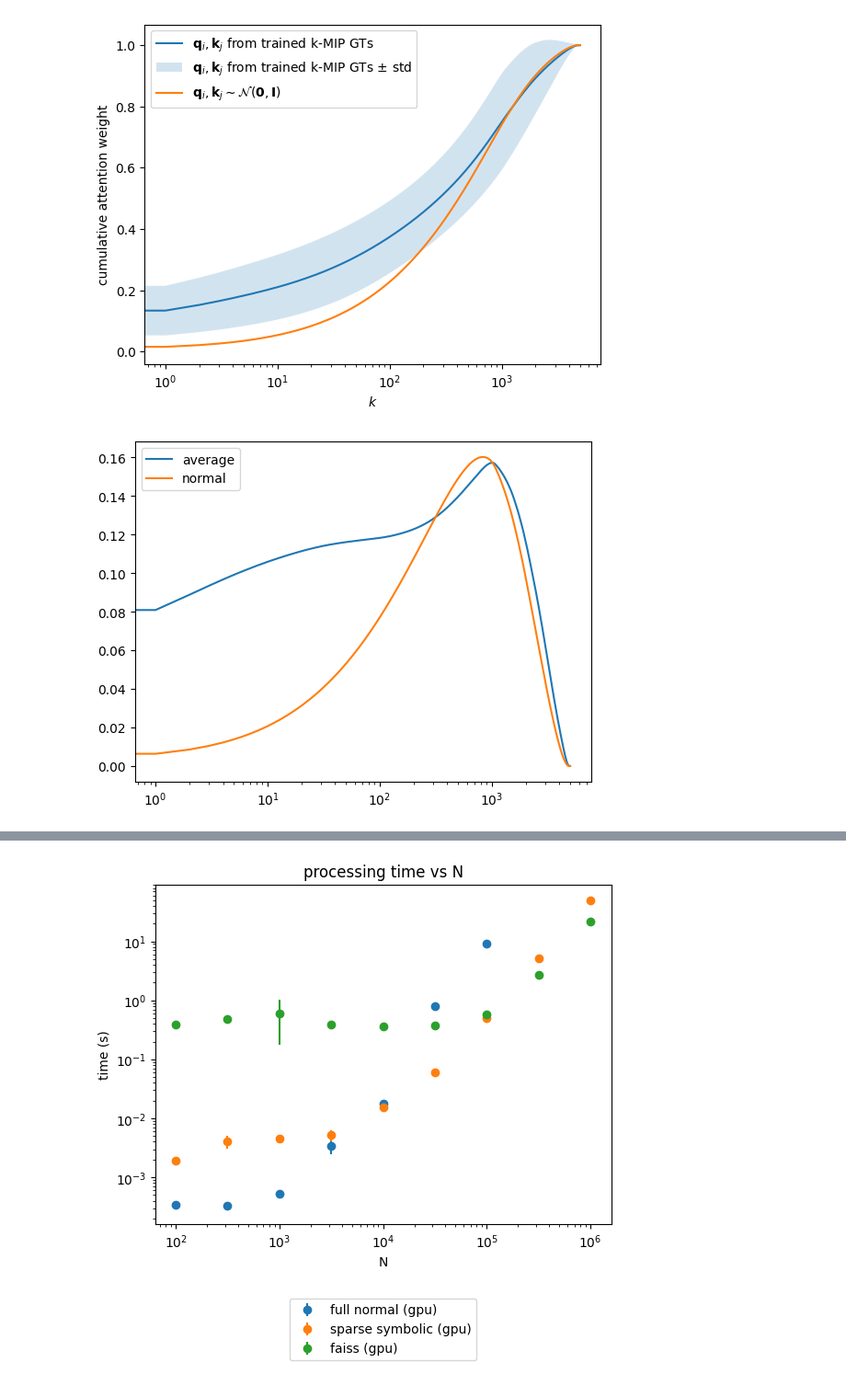
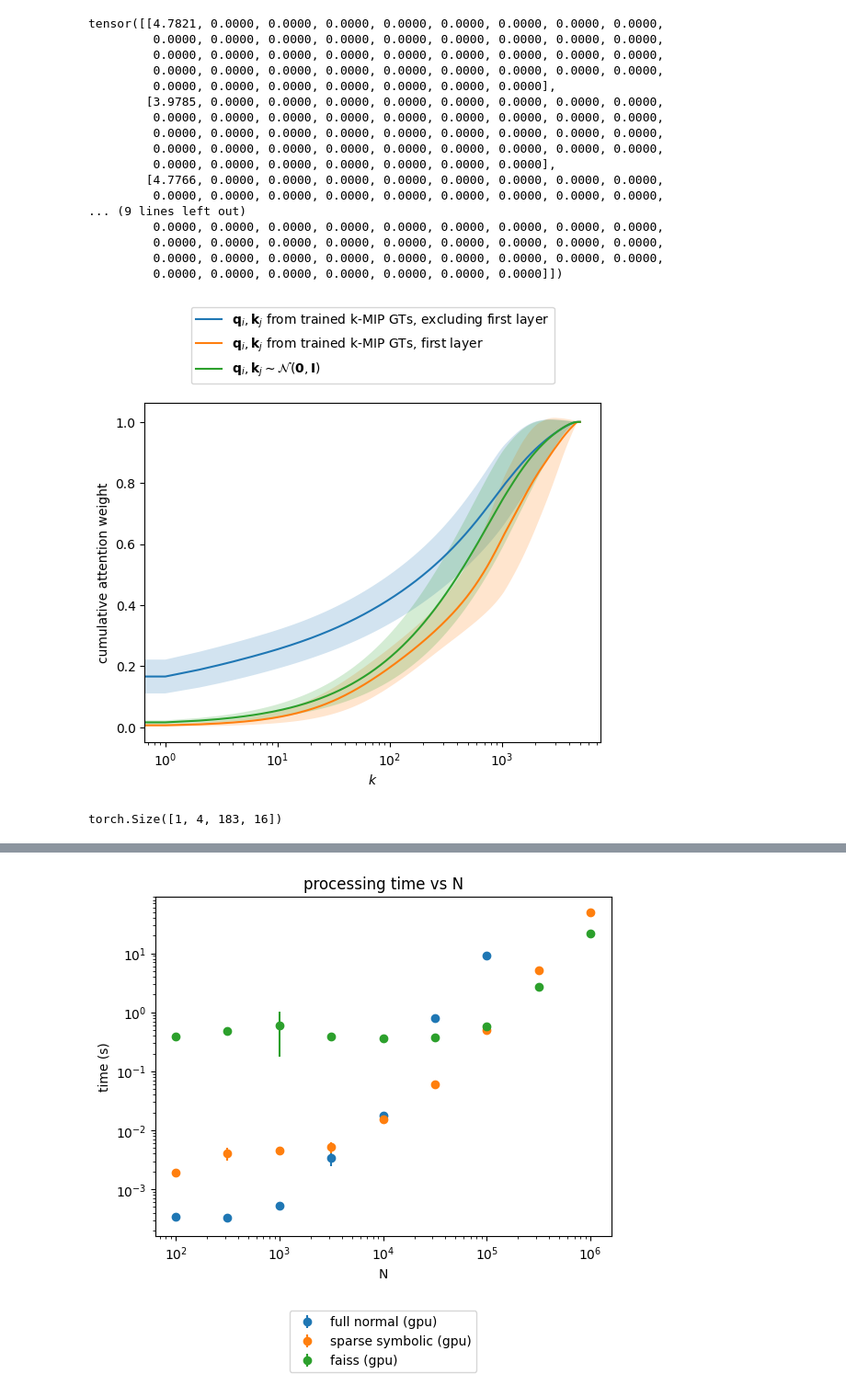
Before and after one commit to JonasDeSchouwer/EfficientSparseAttention, a Jupyter notebook: plotting.ipynb, the cells around one changed output, grey strips where cells are left out. Shown: that part at 92% size. Cells and saved outputs as stored; diff of their text form; code cells hidden in the pictures.

Commit message:
added code for comparing attention output to randomly distributed output; updated plotting code

```diff
--- a/plotting.ipynb
+++ b/plotting.ipynb
@@ -4,19 +4,3 @@ from matplotlib import pyplot as plt
 import numpy as np
 
 import torch
-# %%
-# [num_layers, #ks]
-ks = torch.load("approx-output/ks_09.09-19:30.pt")
-avg_l2_distances = torch.load("approx-output/avg_l2_distances_09.09-19:30.pt")
-std_l2_distances = torch.load("approx-output/std_l2_distances_09.09-19:30.pt")
-layers = ['layer4', 'layer0', 'layer1', 'layer2', 'layer3']
-
-# Plot the average L2 distance for each layer
-plt.figure()
-for i, layer in enumerate(layers):
-    plt.errorbar(ks, avg_l2_distances[i], yerr=std_l2_distances[i], label=layer)
-plt.xlabel("Number of Kernels")
-plt.ylabel("Average L2 Distance")
-plt.xscale("log")
-plt.legend()
-plt.show()
@@ -25,38 +55,65 @@ plt.show()
+# %%
+l2_distances_random
+# %% [output]
+tensor([[4.7821, 0.0000, 0.0000, 0.0000, 0.0000, 0.0000, 0.0000, 0.0000, 0.0000,
+         0.0000, 0.0000, 0.0000, 0.0000, 0.0000, 0.0000, 0.0000, 0.0000, 0.0000,
+         0.0000, 0.0000, 0.0000, 0.0000, 0.0000, 0.0000, 0.0000, 0.0000, 0.0000,
+         0.0000, 0.0000, 0.0000, 0.0000, 0.0000, 0.0000, 0.0000, 0.0000, 0.0000,
+         0.0000, 0.0000, 0.0000, 0.0000, 0.0000, 0.0000, 0.0000],
+        [3.9785, 0.0000, 0.0000, 0.0000, 0.0000, 0.0000, 0.0000, 0.0000, 0.0000,
+         0.0000, 0.0000, 0.0000, 0.0000, 0.0000, 0.0000, 0.0000, 0.0000, 0.0000,
+         0.0000, 0.0000, 0.0000, 0.0000, 0.0000, 0.0000, 0.0000, 0.0000, 0.0000,
+         0.0000, 0.0000, 0.0000, 0.0000, 0.0000, 0.0000, 0.0000, 0.0000, 0.0000,
+         0.0000, 0.0000, 0.0000, 0.0000, 0.0000, 0.0000, 0.0000],
+        [4.7766, 0.0000, 0.0000, 0.0000, 0.0000, 0.0000, 0.0000, 0.0000, 0.0000,
+         0.0000, 0.0000, 0.0000, 0.0000, 0.0000, 0.0000, 0.0000, 0.0000, 0.0000,
+... (9 lines left out)
+         0.0000, 0.0000, 0.0000, 0.0000, 0.0000, 0.0000, 0.0000, 0.0000, 0.0000,
+         0.0000, 0.0000, 0.0000, 0.0000, 0.0000, 0.0000, 0.0000, 0.0000, 0.0000,
+         0.0000, 0.0000, 0.0000, 0.0000, 0.0000, 0.0000, 0.0000, 0.0000, 0.0000,
+         0.0000, 0.0000, 0.0000, 0.0000, 0.0000, 0.0000, 0.0000]])
 # %%
 # [num_layers, maxN]
 avg_attention_weights = torch.load("approx-output/avg_attention_weights_09.09-16:37.pt")
 avg_attention_weights_normal = torch.load("approx-output/avg_attention_weights_normal_09.09-16:37.pt")
 std_attention_weights = torch.load("approx-output/std_attention_weights_09.09-16:37.pt")
 std_attention_weights_normal = torch.load("approx-output/std_attention_weights_normal_09.09-16:37.pt")
 layers = ['layer4', 'layer0', 'layer1', 'layer2', 'layer3']
 
 # average over layers
-avg_avg_attention_weights = avg_attention_weights.mean(dim=0)
-avg_std_attention_weights = 1/len(layers) * sum([std_attention_weights[i].pow(2) + (avg_attention_weights[i] - avg_avg_attention_weights).pow(2) for i in range(len(layers))])
+avg_avg_attention_weights = avg_attention_weights[torch.tensor([True,False,True,True,True])].mean(dim=0)
+avg_std_attention_weights = 1/(len(layers)-1) * sum([std_attention_weights[i].pow(2) + (avg_attention_weights[i] - avg_avg_attention_weights).pow(2) for i in range(len(layers)) if not layers[i] == 'layer0'])
 avg_std_attention_weights = avg_std_attention_weights.sqrt()
 
 fig = plt.figure()
 # for layer_id, layer in enumerate(layers):
 #     plt.plot(avg_attention_weights[layer_id], label=layer)
-plt.plot(avg_avg_attention_weights, label='$\mathbf{q}_i, \mathbf{k}_j$ from trained k-MIP GTs')
-plt.fill_between(range(len(avg_avg_attention_weights)), avg_avg_attention_weights - avg_std_attention_weights, avg_avg_attention_weights + avg_std_attention_weights, alpha=0.2, label='$\mathbf{q}_i, \mathbf{k}_j$ from trained k-MIP GTs $\pm$ std')
+plt.plot(avg_avg_attention_weights, label='$\mathbf{q}_i, \mathbf{k}_j$ from trained k-MIP GTs, excluding first layer')
+plt.fill_between(
+    range(len(avg_avg_attention_weights)), avg_avg_attention_weights - avg_std_attention_weights, avg_avg_attention_weights + avg_std_attention_weights, alpha=0.2,
+    # label='$\mathbf{q}_i, \mathbf{k}_j$ from trained k-MIP GTs $\pm$ std'
+)
+plt.plot(avg_attention_weights[1], label='$\mathbf{q}_i, \mathbf{k}_j$ from trained k-MIP GTs, first layer')
+plt.fill_between(range(len(avg_avg_attention_weights)), avg_attention_weights[1] - std_attention_weights[1], avg_attention_weights[1] + std_attention_weights[1], alpha=0.2)
 plt.plot(avg_attention_weights_normal[0], label='$\mathbf{q}_i, \mathbf{k}_j \sim \mathcal{N}(\mathbf{0}, \mathbf{I})$')
+plt.fill_between(range(len(avg_avg_attention_weights)), avg_attention_weights_normal[0] - std_attention_weights_normal[0], avg_attention_weights_normal[0] + std_attention_weights_normal[0], alpha=0.2)
 # plt.plot(avg_avg_attention_weights + avg_std_attention_weights, label='average + std', alpha=0.5, linestyle='--')
 # plt.plot(avg_avg_attention_weights - avg_std_attention_weights, label='average - std', alpha=0.5, linestyle=':')
 plt.xscale('log')
 plt.xlabel('$k$')
 plt.ylabel('cumulative attention weight')
-plt.legend()
+plt.legend(bbox_to_anchor=(0.5, 1.3), loc='upper center', ncol=1)
 plt.show()
-
-# fig = plt.figure()
-# for layer_id, layer in enumerate(layers):
-#     plt.plot(std_attention_weights[layer_id], label=layer)
-plt.plot(avg_std_attention_weights, label='average')
-plt.plot(std_attention_weights_normal[0], label='normal')
-plt.xscale('log')
-plt.legend()
-plt.show()
 # %% [output]
-[figure, old version]
+[figure, new version]
-[figure, removed]
+# %%
+token_dir = f"../GraphGPS/saved_tokens/MalNet-Tiny/GPS+SparseAttention/0/layer0/0.pt"
+
+token_dict = torch.load(token_dir)
+q = token_dict['q']
+k = token_dict['k']
+v = token_dict['v']
+
+q.shape
+# %% [output]
+torch.Size([1, 4, 183, 16])
```
Also changed, not shown: parts of 7 cells of this notebook, 9 other files.
